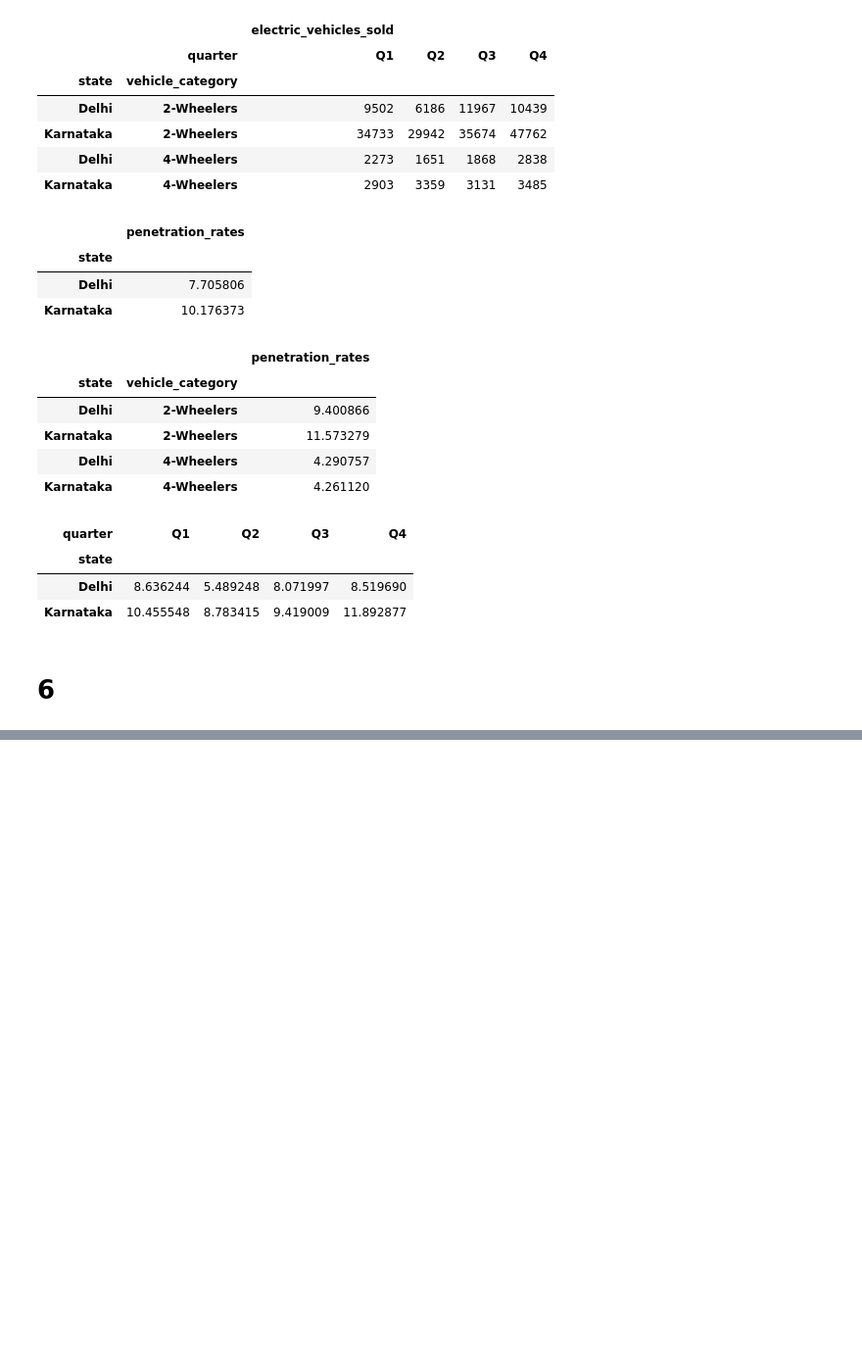
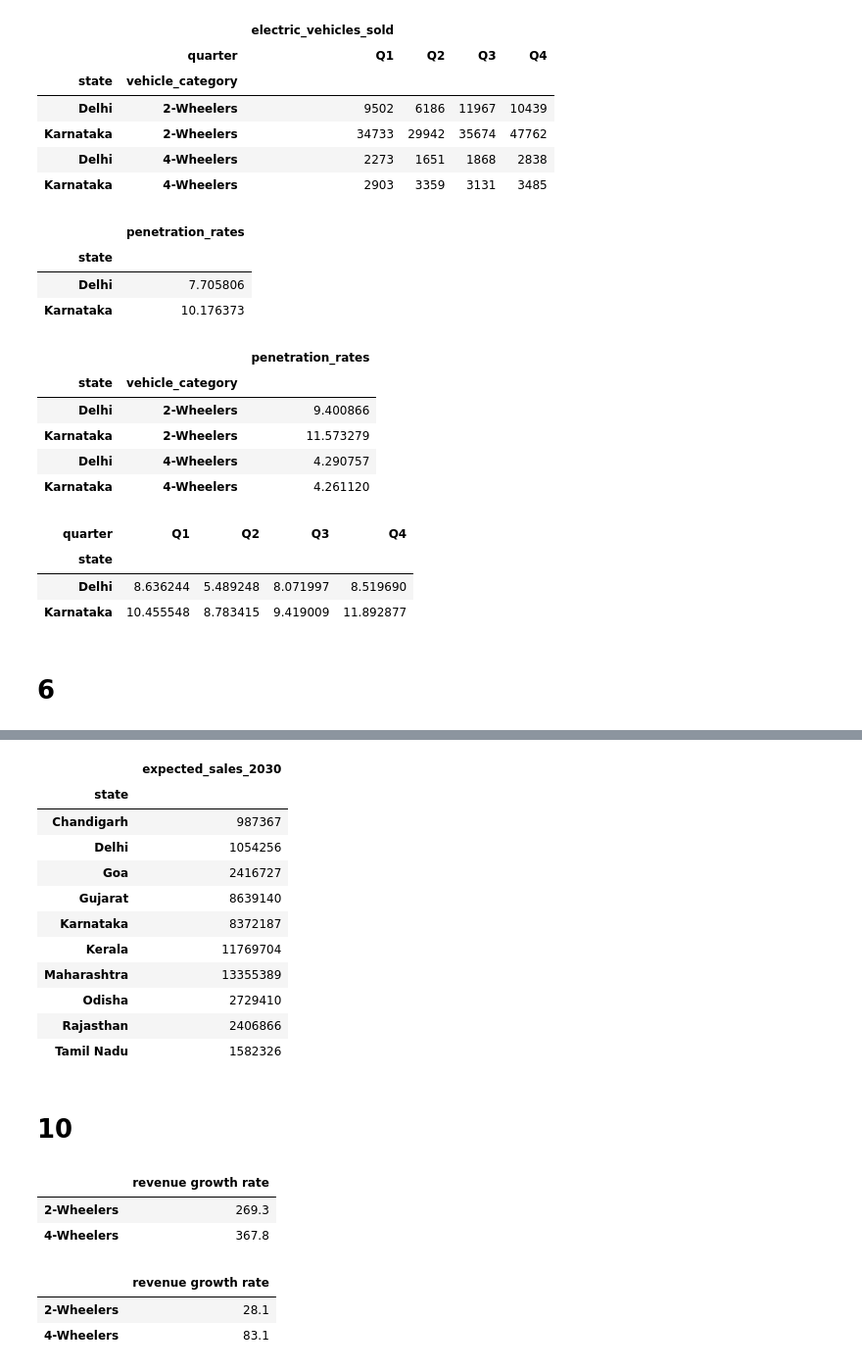
Before and after one commit to Nikhil-df/projects, a Jupyter notebook: electric_vehicle/Untitled.ipynb, the cells around one changed output, grey strips where cells are left out. Shown at 98% size. Cells and saved outputs as stored; diff of their text form; code cells hidden in the pictures; blank space fills up the shorter version.

```diff
--- a/electric_vehicle/Untitled.ipynb
+++ b/electric_vehicle/Untitled.ipynb
@@ -240,0 +265,5 @@ compounded_annual_growth_rate(data,year,top_no)
+# %%
+final_dt = raw_dt.drop(columns = "date").groupby(["month","fiscal_year"]).sum().unstack()["electric_vehicles_sold"]
+# %%
+final_dt["average_sales"] = round(final_dt[[2022,2023,2024]].mean(axis=1))
+final_dt["total_sales"] = final_dt[[2022,2023,2024]].sum(axis=1)
@@ -240,0 +289,36 @@ compounded_annual_growth_rate(data,year,top_no)
+# %%
+def pridictor(dt,starting_year,projected_year,top_no):
+    last_year = dt["fiscal_year"].unique().max()
+    cnt_year_initial = last_year-starting_year
+    cnt_year_projected = projected_year - last_year
+    raw_dt1 = dt.drop(columns = ["date","vehicle_category","quarter"]).groupby("state").sum()
+    raw_dt1["penetration"] = (raw_dt1["electric_vehicles_sold"] / raw_dt1["total_vehicles_sold"])* 100
+    top_n_state = list(raw_dt1.sort_values(by = "penetration" , ascending = False).head(top_no).index)
+    raw_dt2 = dt[["state","electric_vehicles_sold","fiscal_year"]]
+    final_dt = raw_dt2[(raw_dt2["fiscal_year"].isin([starting_year,last_year])) & raw_dt2["state"].isin(top_n_state)].groupby(["state","fiscal_year"]).sum().unstack()
+    final_dt = final_dt["electric_vehicles_sold"].copy()
+    final_dt["CAGR %"] = cagr(final_dt[2022],final_dt[2024],cnt_year_initial)
+    final_dt["expected_sales_2030"] = (final_dt[2024]*((1 + (final_dt["CAGR %"]/100))**cnt_year_projected)).astype(int)
+    return final_dt["expected_sales_2030"].to_frame()
+# %%
+dt = state.copy()
+projected_year = 2030
+starting_year = 2022
+top_no = 10
+# %%
+pridictor(dt,starting_year,projected_year,top_no)
+# %% [output]
+|  | expected_sales_2030 |
+| state |  |
+| Chandigarh | 987367 |
+| Delhi | 1054256 |
+| Goa | 2416727 |
+| Gujarat | 8639140 |
+| Karnataka | 8372187 |
+| Kerala | 11769704 |
+| Maharashtra | 13355389 |
+| Odisha | 2729410 |
+| Rajasthan | 2406866 |
+| Tamil Nadu | 1582326 |
+# %% [markdown]
+# 10
@@ -240,0 +353,12 @@ compounded_annual_growth_rate(data,year,top_no)
+# %%
+calculate_growth_rate_by_cate(2022,2024)
+# %% [output]
+|  | revenue growth rate |
+| 2-Wheelers | 269.3 |
+| 4-Wheelers | 367.8 |
+# %%
+calculate_growth_rate_by_cate(2023,2024)
+# %% [output]
+|  | revenue growth rate |
+| 2-Wheelers | 28.1 |
+| 4-Wheelers | 83.1 |
```
Also changed, not shown: parts of 22 cells of this notebook, 2 other files.
